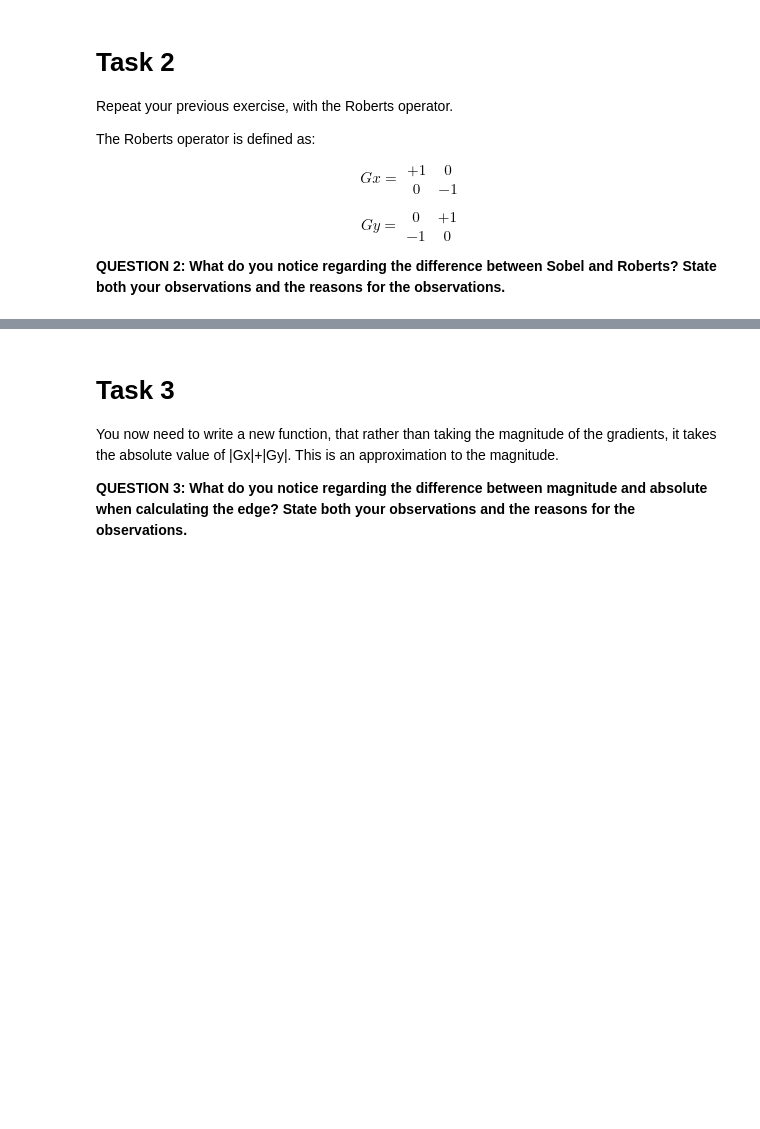
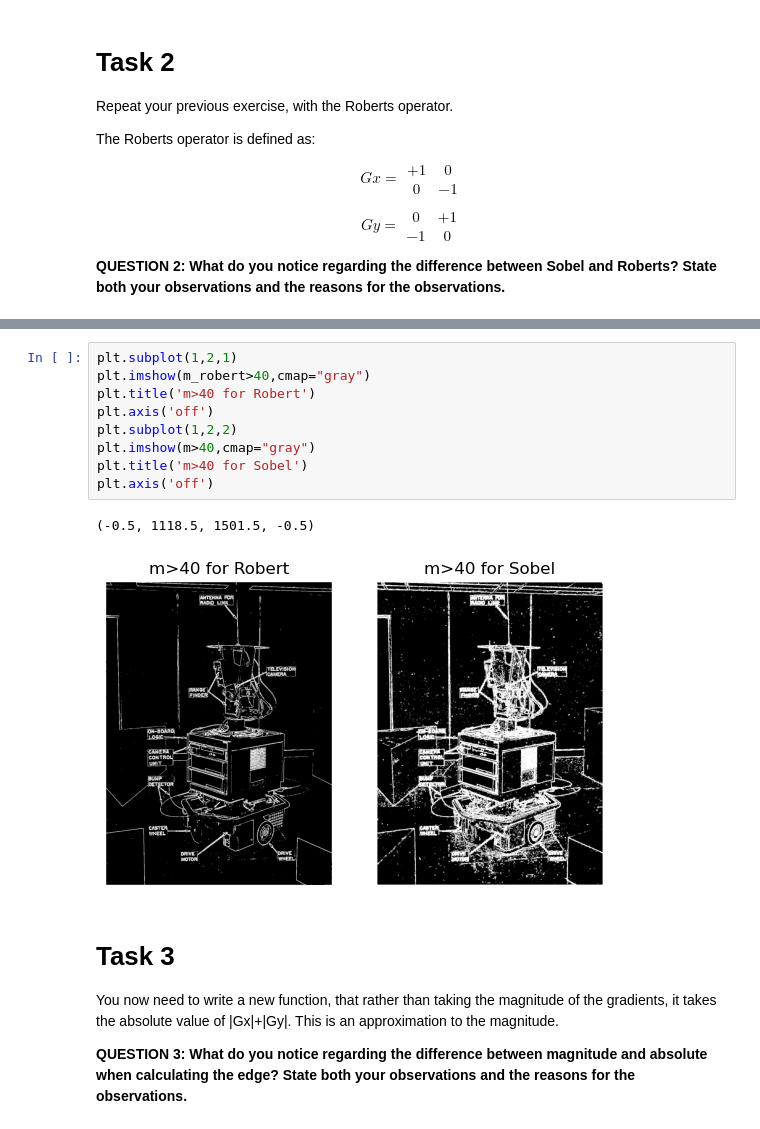
Before and after one commit to Alexandercheng-rsch/Robots-lab-, a Jupyter notebook: Lab1/lab1.ipynb, the cells around one changed output, grey strips where cells are left out. Cells and saved outputs as stored; diff of their text form; blank space fills up the shorter version.

```diff
--- a/Lab1/lab1.ipynb
+++ b/Lab1/lab1.ipynb
@@ -106,3 +170,15 @@ $$
+# %%
+plt.subplot(1,2,1)
+plt.imshow(m_robert>40,cmap="gray")
+plt.title('m>40 for Robert')
+plt.axis('off')
+plt.subplot(1,2,2)
+plt.imshow(m>40,cmap="gray")
+plt.title('m>40 for Sobel')
+plt.axis('off')
+# %% [output]
+(-0.5, 1118.5, 1501.5, -0.5)
+[figure, added]
 # %% [markdown]
 # Task 3
 
```
Also changed, not shown: parts of 11 cells of this notebook, 1 other file.
